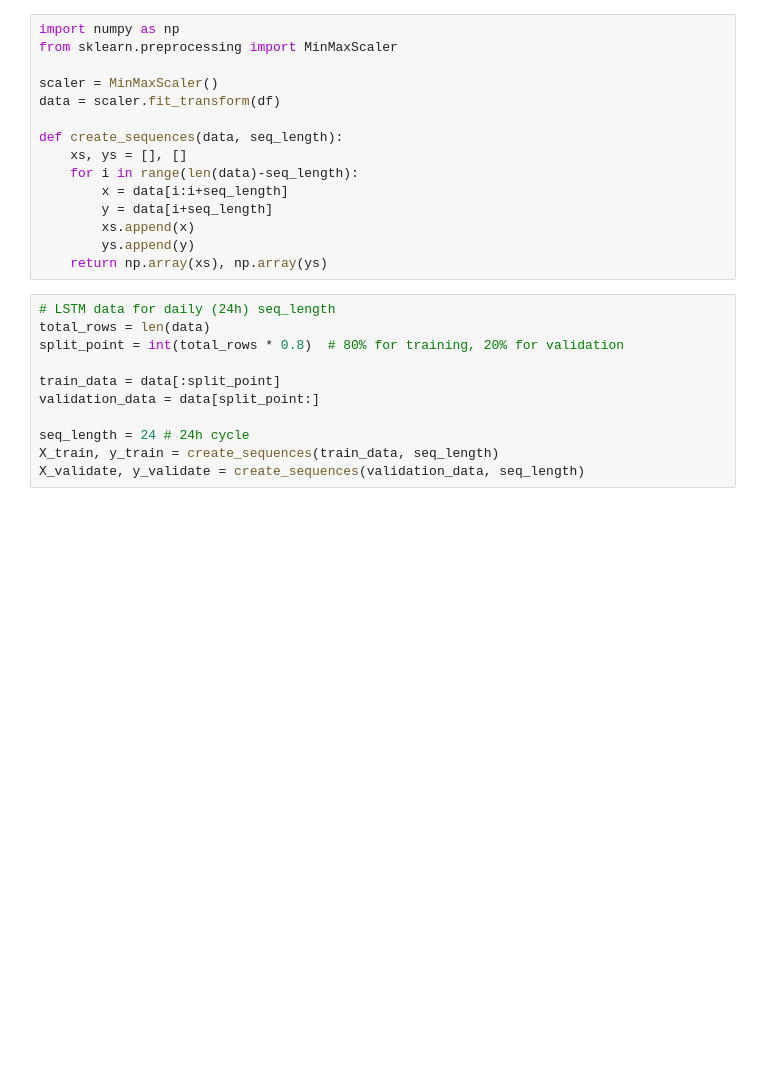
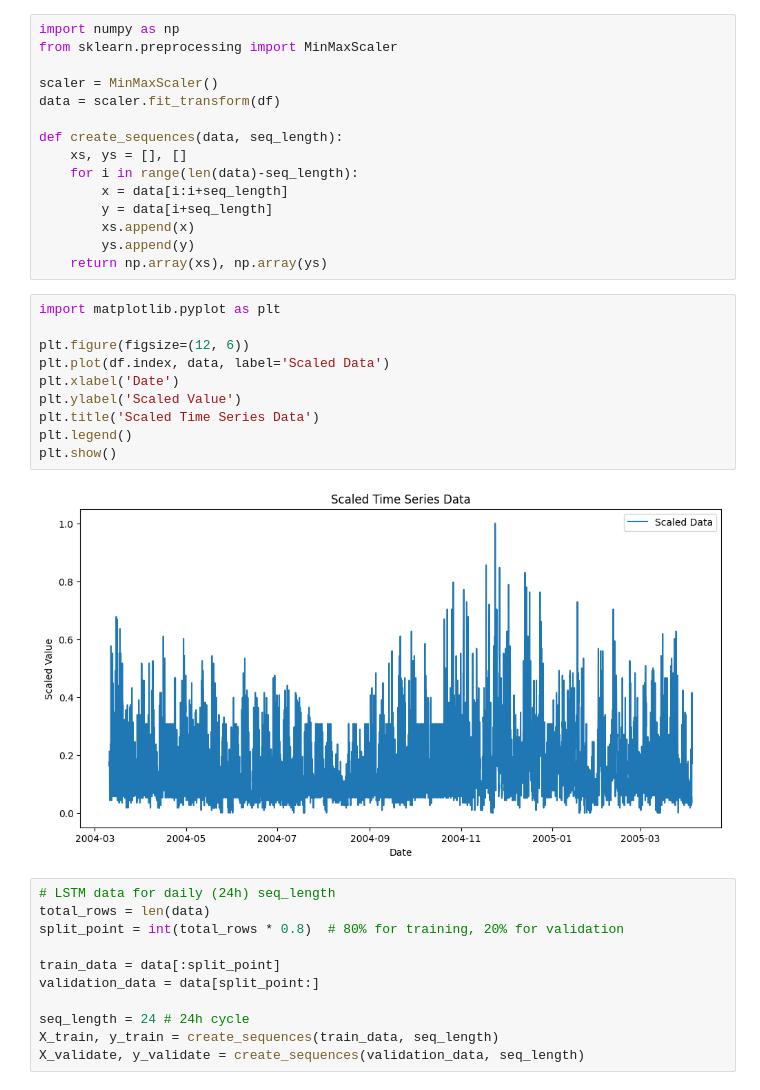
Before and after one commit to themaier/AirQualityPrediction, a Jupyter notebook: lstm.ipynb, the cells around one changed output. Cells and saved outputs as stored; diff of their text form; blank space fills up the shorter version.

```diff
--- a/lstm.ipynb
+++ b/lstm.ipynb
@@ -66,6 +66,18 @@ def create_sequences(data, seq_length):
         xs.append(x)
         ys.append(y)
     return np.array(xs), np.array(ys)
+# %%
+import matplotlib.pyplot as plt
+
+plt.figure(figsize=(12, 6))
+plt.plot(df.index, data, label='Scaled Data')
+plt.xlabel('Date')
+plt.ylabel('Scaled Value')
+plt.title('Scaled Time Series Data')
+plt.legend()
+plt.show()
+# %% [output]
+[figure, added]
 # %%
 # LSTM data for daily (24h) seq_length
 total_rows = len(data)
```
Also changed, not shown: parts of 3 cells of this notebook, 2 other files.
